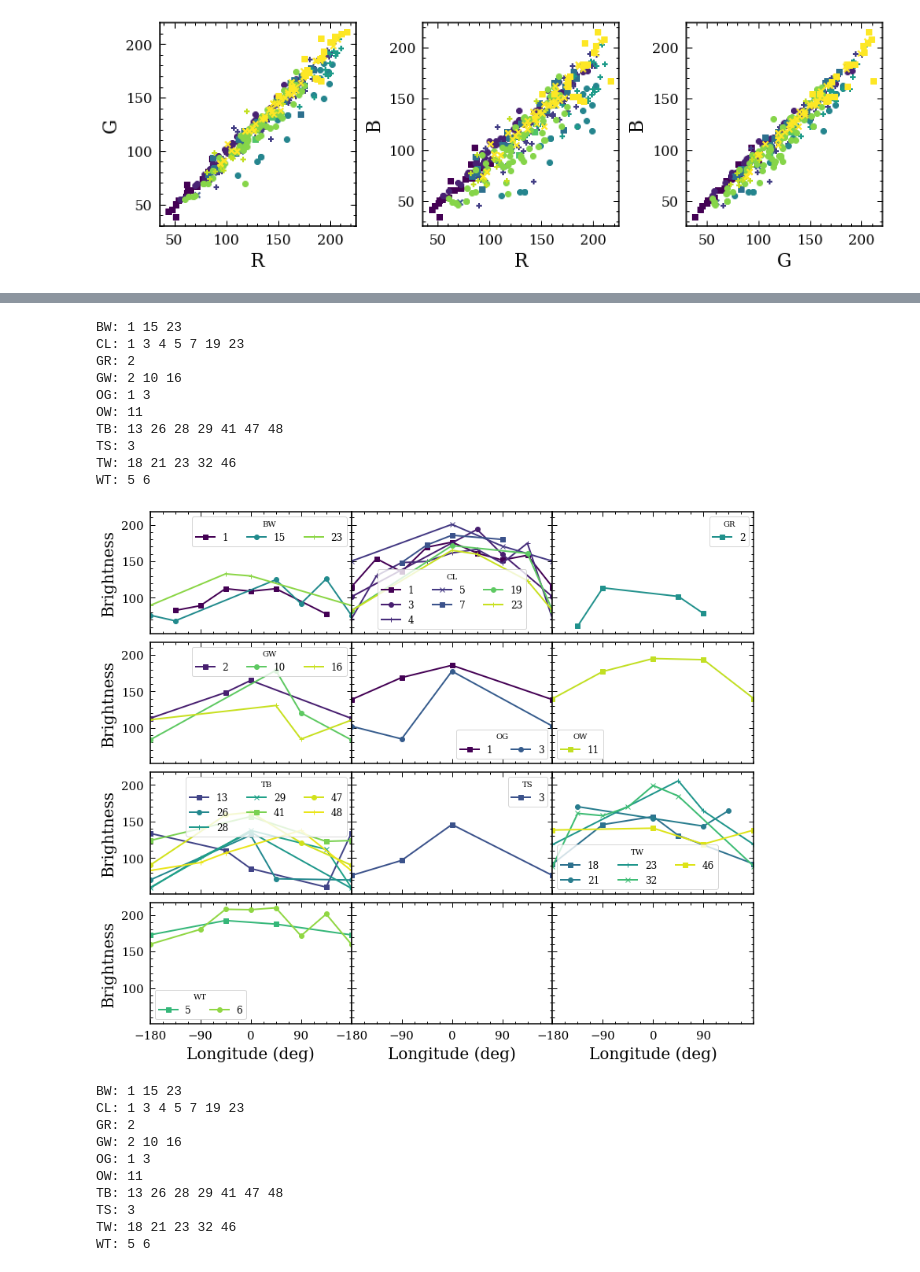
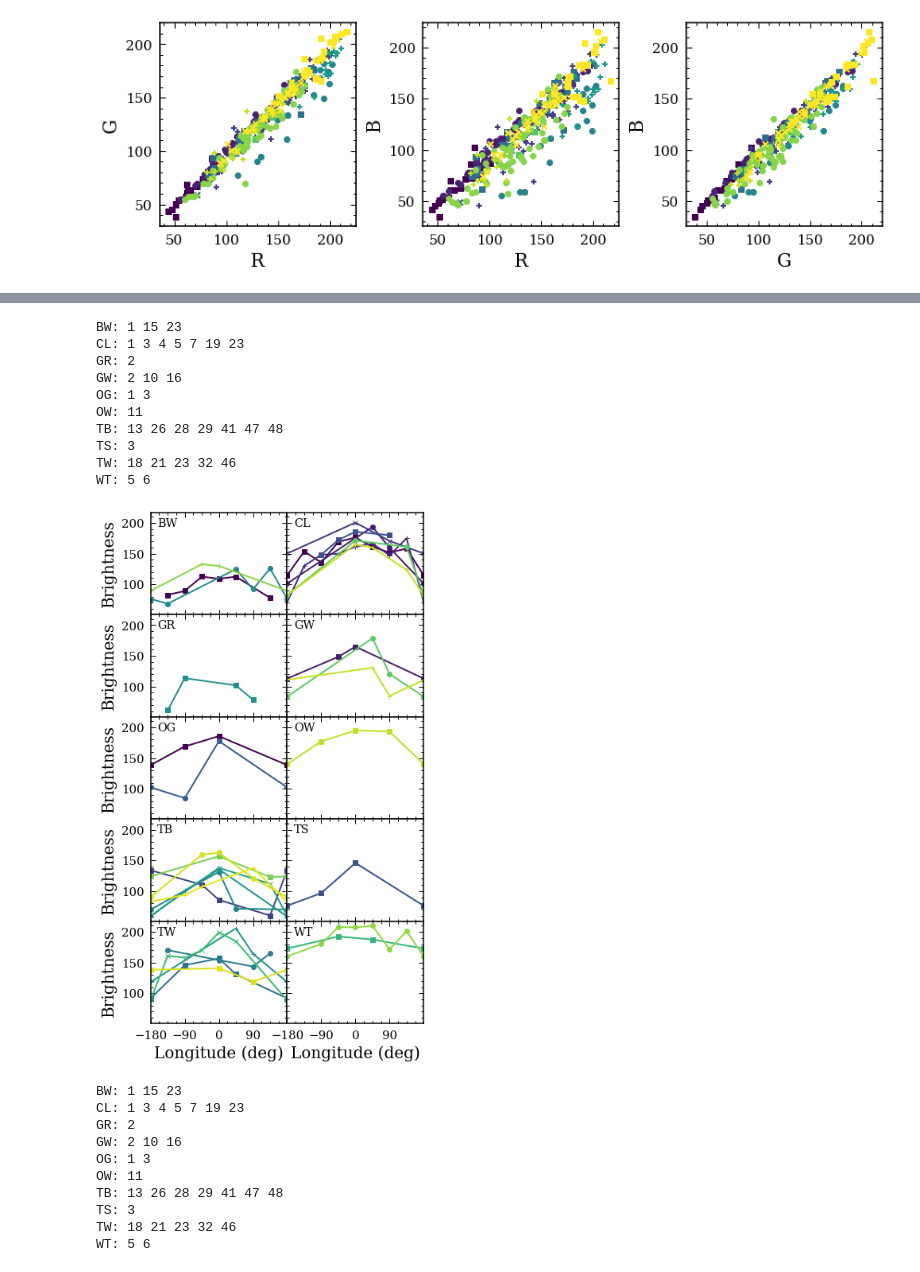
Before and after one commit to lcmayor/floofy-fluxuations, a Jupyter notebook: CatPhases.ipynb, the cells around one changed output, grey strips where cells are left out. Cells and saved outputs as stored; diff of their text form; code cells hidden in the pictures.

```diff
--- a/CatPhases.ipynb
+++ b/CatPhases.ipynb
@@ -184,0 +171,17 @@ with matplotlib.rc_context(context):
+# %%
+with matplotlib.rc_context(context):
+    symbols = ['s', 'o', '+', 'x']
+    fig, ax = plt.subplots(1,1, figsize=(7,5))
+    for i,(subtype,color) in enumerate(zip(np.unique(df['type']),colors)):
+        ax.scatter(df['B'][(df['type']==subtype) & (df['lon']==0)]-
+                   df['G'][(df['type']==subtype) & (df['lon']==0)],
+                   df['R'][(df['type']==subtype) & (df['lon']==0)],
+                   color=color, marker=symbols[i%4], label=subtype)
+    ax.set_ylabel('R')
+    ax.set_xlabel('B-G')
+    plt.tight_layout()
+    plt.subplots_adjust(left=0.2,right=0.78, hspace=0.43)
+    fig.legend(bbox_to_anchor=[1,0.99], loc='upper right', handletextpad=0.3)
+    plt.savefig('color_mag.png', format='png', bbox_to_inches='tight')
+    plt.show()
+    #color color of single category and viewing geometry
@@ -184,0 +190,18 @@ with matplotlib.rc_context(context):
+# %%
+with matplotlib.rc_context(context):
+    scaler = StandardScaler()
+    spromarr = np.array(np.column_stack([df['B'][df['lon']==0]-df['G'][df['lon']==0], df['R'][df['lon']==0]]))
+    scaler.fit(spromarr)
+    newdata = scaler.transform(spromarr)
+    distort = []
+    K = range(1,20)
+    for k in K:
+        kmeanModel = KMeans(n_clusters=k).fit(newdata)
+        kmeanModel.fit(newdata)
+        distort.append(sum(np.min(cdist(newdata,kmeanModel.cluster_centers_, 'euclidean'), axis=1))
+                       / newdata.shape[0])
+    fig, ax = plt.subplots(figsize=(5,5))
+    ax.plot(K, distort, marker='s')
+    ax.set_xlabel('k')
+    ax.set_xticks(np.arange(1,20,2))
+    plt.show()
@@ -191,7 +302,7 @@ with matplotlib.rc_context(context):
             if len(df['cat'][(df['type']==subtype) & (df['cat'] == cat)]) >= 4:
                 types.append(subtype)
     types = np.unique(types)
-    fig, axes = plt.subplots(int(np.ceil(len(types)/3.)), 3, figsize=(12,len(types)), sharey=True, sharex=True)
+    fig, axes = plt.subplots(5,2, figsize=(6,10), sharey=True, sharex=True)
     ax = axes.flatten()
     for i,subtype in enumerate(types):
         color = plt.cm.viridis(df['color'][df['type']==subtype].iloc[0]/11)
@@ -203,37 +314,39 @@ with matplotlib.rc_context(context):
                 sortindex = np.argsort(df['lon'][index])
                 avgbright = 0.299*(df['R'][index[sortindex]]) + \
                     0.587*(df['G'][index[sortindex]]) + \
                     0.114*(df['B'][index[sortindex]])
                 ax[i].plot(df['lon'][index[sortindex]], avgbright,
                                color=plt.cm.viridis(j/len(np.unique(df['cat'][df['type']==subtype]))),
                                label=cat, marker=symbols[count % 4])
                 string += f"{cat} "
                 count += 1
         print(string)
-        ax[i].legend(ncol=3, title=subtype)
+        ax[i].text(0.05,0.95, subtype, transform=ax[i].transAxes, ha='left', va='top', fontsize='x-large')
+        #ax[i].legend(ncol=3, title=subtype)
     for ax in axes[:,0]:
         ax.set_ylabel('Brightness')
     axes[0,0].set_xlim(-180,180)
     axes[0,0].set_xticks(np.arange(-180,180,90))
     axes[-1,0].set_xlabel('Longitude (deg)')
     axes[-1,1].set_xlabel('Longitude (deg)')
-    axes[-1,2].set_xlabel('Longitude (deg)')
+    #axes[-1,2].set_xlabel('Longitude (deg)')
     #axes[0,0].set_ylim(0,255)
     plt.tight_layout()
-    plt.subplots_adjust(wspace=0)
+    plt.subplots_adjust(wspace=0, hspace=0)
+    plt.savefig('whitelight.png', format='png', bbox_to_inches='tight')
     plt.show()
 # %% [output]
 BW: 1 15 23
 CL: 1 3 4 5 7 19 23
 GR: 2
 GW: 2 10 16
 OG: 1 3
 OW: 11
 TB: 13 26 28 29 41 47 48
 TS: 3
 TW: 18 21 23 32 46
 WT: 5 6
-[figure, old version]
+[figure, new version]
 # %%
 with matplotlib.rc_context(context):
     symbols = ['s', 'o', '+', 'x']
```
Also changed, not shown: parts of 6 cells of this notebook.
